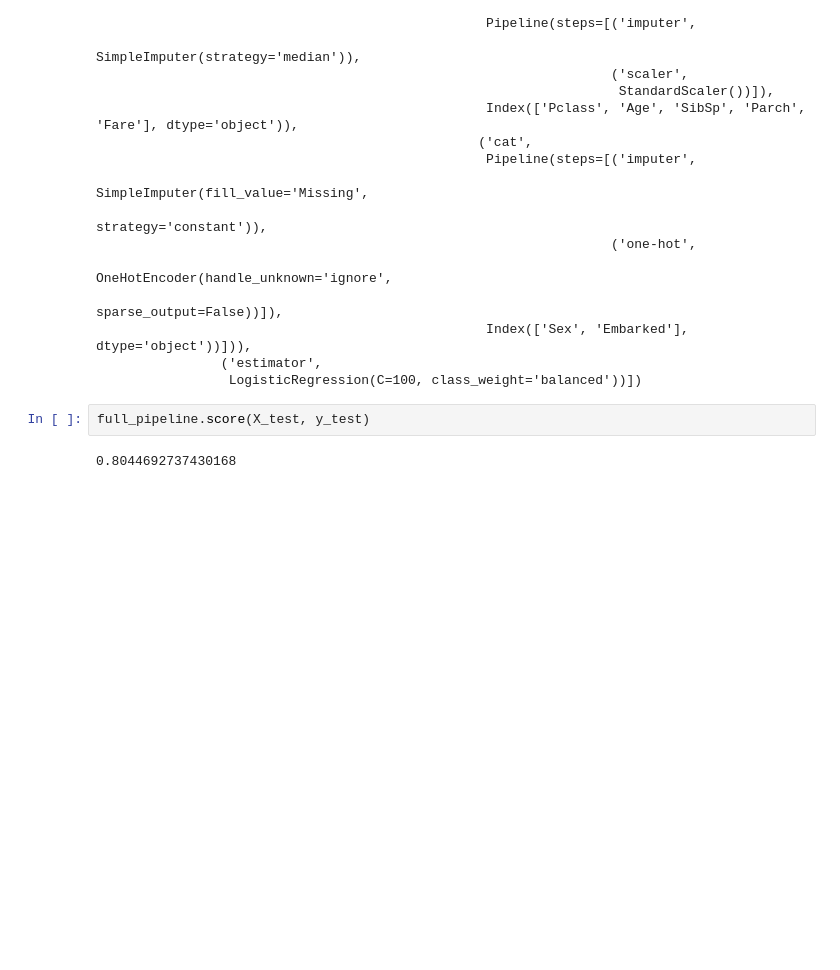
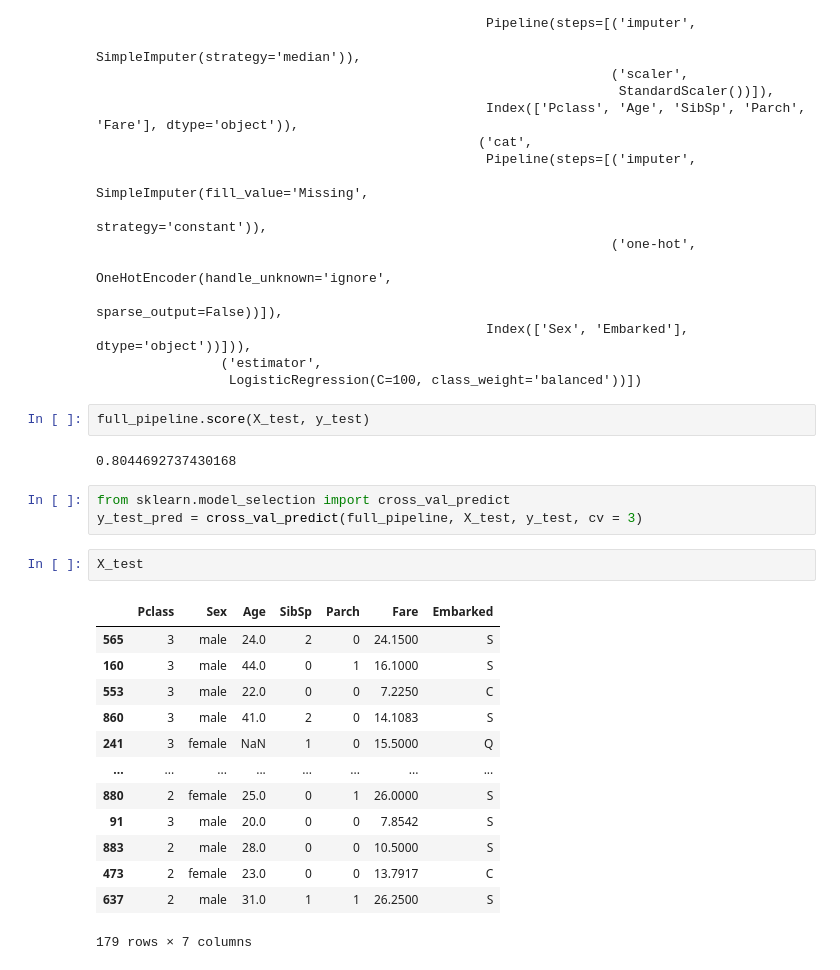
Before and after one commit to qorxmazsh1/DataScienceFullCourse_for_Students-, a Jupyter notebook: Machine Learning Full/titanic_dataset(Logistic_Regression).ipynb, the cells around one changed output. Saved outputs shown, nothing was run; the diff lists cells and outputs as text; blank space fills up the shorter version.

```diff
--- a/Machine Learning Full/titanic_dataset(03_06_2026).ipynb
+++ b/Machine Learning Full/titanic_dataset(Logistic_Regression).ipynb
@@ -218,3 +207,22 @@ Pipeline(steps=[('preprocessing',
 full_pipeline.score(X_test, y_test)
 # %% [output]
 0.8044692737430168
+# %%
+from sklearn.model_selection import cross_val_predict
+y_test_pred = cross_val_predict(full_pipeline, X_test, y_test, cv = 3)
+# %%
+X_test
+# %% [output]
+|  | Pclass | Sex | Age | SibSp | Parch | Fare | Embarked |
+| 565 | 3 | male | 24.0 | 2 | 0 | 24.1500 | S |
+| 160 | 3 | male | 44.0 | 0 | 1 | 16.1000 | S |
+| 553 | 3 | male | 22.0 | 0 | 0 | 7.2250 | C |
+| 860 | 3 | male | 41.0 | 2 | 0 | 14.1083 | S |
+| 241 | 3 | female | NaN | 1 | 0 | 15.5000 | Q |
+| ... | ... | ... | ... | ... | ... | ... | ... |
+| 880 | 2 | female | 25.0 | 0 | 1 | 26.0000 | S |
+| 91 | 3 | male | 20.0 | 0 | 0 | 7.8542 | S |
+| 883 | 2 | male | 28.0 | 0 | 0 | 10.5000 | S |
+| 473 | 2 | female | 23.0 | 0 | 0 | 13.7917 | C |
+| 637 | 2 | male | 31.0 | 1 | 1 | 26.2500 | S |
+179 rows × 7 columns
```
Also changed, not shown: parts of 16 cells of this notebook.
